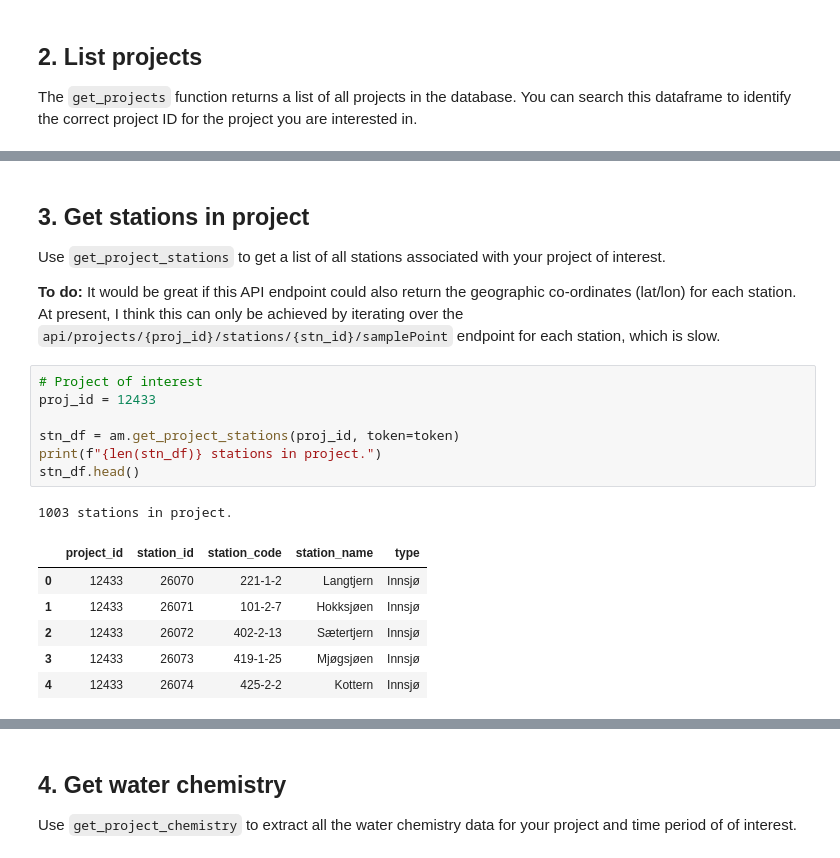
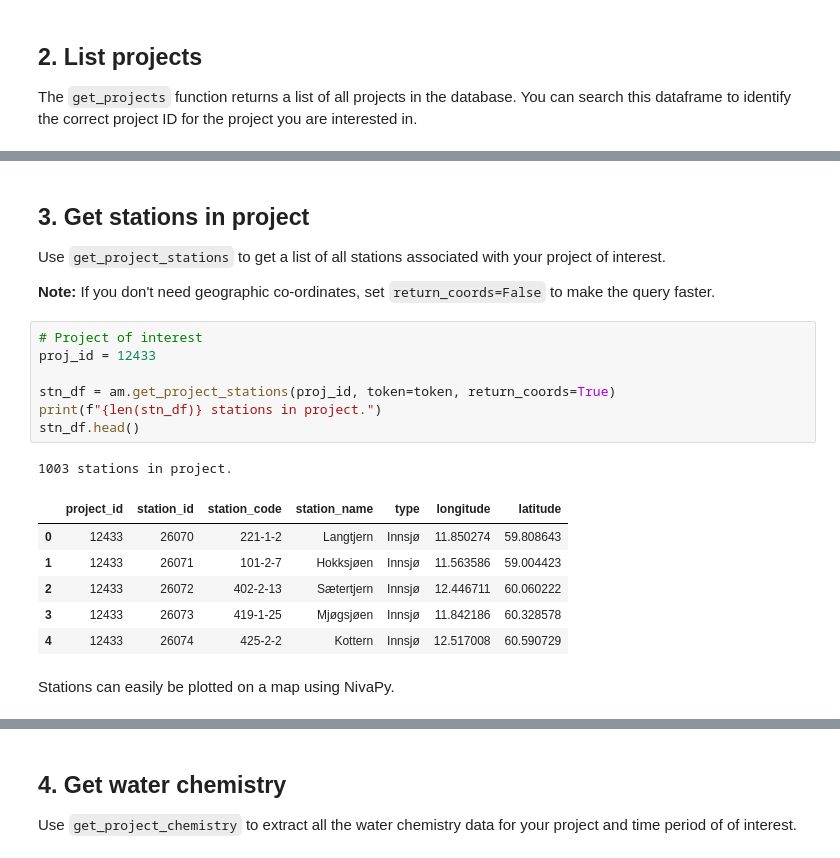
Before and after one commit to NIVANorge/Aquamonitor-Python, a Jupyter notebook: examples/query_chem.ipynb, the cells around one changed output, grey strips where cells are left out. Saved outputs shown, nothing was run; the diff lists cells and outputs as text.

```diff
--- a/examples/query_chem.ipynb
+++ b/examples/query_chem.ipynb
@@ -53,19 +54,21 @@ proj_df.query("project_name.str.contains('Nasjonal')", engine="python")
 
 Use `get_project_stations` to get a list of all stations associated with your project of interest.
 
-**To do:** It would be great if this API endpoint could also return the geographic co-ordinates (lat/lon) for each station. At present, I think this can only be achieved by iterating over the `api/projects/{proj_id}/stations/{stn_id}/samplePoint` endpoint for each station, which is slow.
+**Note:** If you don't need geographic co-ordinates, set `return_coords=False` to make the query faster.
 # %%
 # Project of interest
 proj_id = 12433
 
-stn_df = am.get_project_stations(proj_id, token=token)
+stn_df = am.get_project_stations(proj_id, token=token, return_coords=True)
 print(f"{len(stn_df)} stations in project.")
 stn_df.head()
 # %% [output]
 1003 stations in project.
-|  | project_id | station_id | station_code | station_name | type |
-| 0 | 12433 | 26070 | 221-1-2 | Langtjern | Innsjø |
-| 1 | 12433 | 26071 | 101-2-7 | Hokksjøen | Innsjø |
-| 2 | 12433 | 26072 | 402-2-13 | Sætertjern | Innsjø |
-| 3 | 12433 | 26073 | 419-1-25 | Mjøgsjøen | Innsjø |
-| 4 | 12433 | 26074 | 425-2-2 | Kottern | Innsjø |
+|  | project_id | station_id | station_code | station_name | type | longitude | latitude |
+| 0 | 12433 | 26070 | 221-1-2 | Langtjern | Innsjø | 11.850274 | 59.808643 |
+| 1 | 12433 | 26071 | 101-2-7 | Hokksjøen | Innsjø | 11.563586 | 59.004423 |
+| 2 | 12433 | 26072 | 402-2-13 | Sætertjern | Innsjø | 12.446711 | 60.060222 |
+| 3 | 12433 | 26073 | 419-1-25 | Mjøgsjøen | Innsjø | 11.842186 | 60.328578 |
+| 4 | 12433 | 26074 | 425-2-2 | Kottern | Innsjø | 12.517008 | 60.590729 |
+# %% [markdown]
+Stations can easily be plotted on a map using NivaPy.
```
Also changed, not shown: parts of 5 cells of this notebook.
